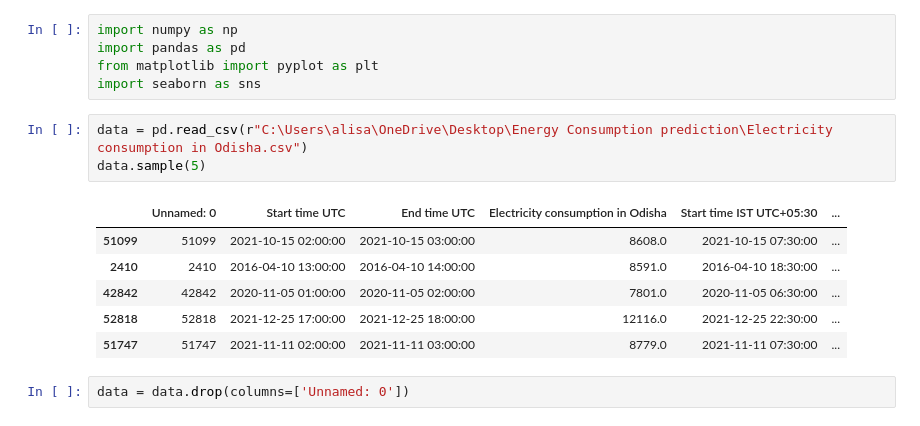
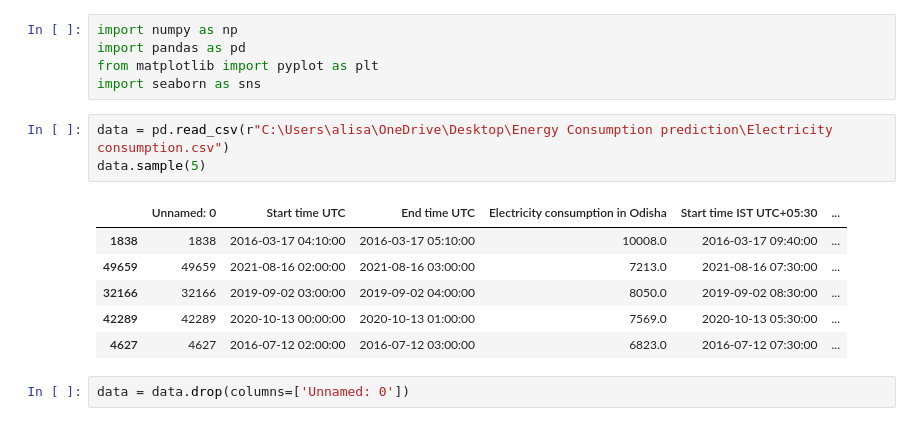
Before and after one commit to SadabAli/Energy-Consumption-prediction, a Jupyter notebook: EnergyConsumptionPrediction.ipynb, the cells around one changed output. Saved outputs shown, nothing was run; the diff lists cells and outputs as text.

```diff
--- a/EnergyConsumptionPrediction.ipynb
+++ b/EnergyConsumptionPrediction.ipynb
@@ -4,15 +4,15 @@ import pandas as pd
 from matplotlib import pyplot as plt
 import seaborn as sns
 # %%
-data = pd.read_csv(r"C:\Users\alisa\OneDrive\Desktop\Energy Consumption prediction\Electricity consumption in Odisha.csv")
+data = pd.read_csv(r"C:\Users\alisa\OneDrive\Desktop\Energy Consumption prediction\Electricity consumption.csv")
 data.sample(5)
 # %% [output]
 |  | Unnamed: 0 | Start time UTC | End time UTC | Electricity consumption in Odisha | Start time IST UTC+05:30 | ... |
-| 51099 | 51099 | 2021-10-15 02:00:00 | 2021-10-15 03:00:00 | 8608.0 | 2021-10-15 07:30:00 | ... |
-| 2410 | 2410 | 2016-04-10 13:00:00 | 2016-04-10 14:00:00 | 8591.0 | 2016-04-10 18:30:00 | ... |
-| 42842 | 42842 | 2020-11-05 01:00:00 | 2020-11-05 02:00:00 | 7801.0 | 2020-11-05 06:30:00 | ... |
-| 52818 | 52818 | 2021-12-25 17:00:00 | 2021-12-25 18:00:00 | 12116.0 | 2021-12-25 22:30:00 | ... |
-| 51747 | 51747 | 2021-11-11 02:00:00 | 2021-11-11 03:00:00 | 8779.0 | 2021-11-11 07:30:00 | ... |
+| 1838 | 1838 | 2016-03-17 04:10:00 | 2016-03-17 05:10:00 | 10008.0 | 2016-03-17 09:40:00 | ... |
+| 49659 | 49659 | 2021-08-16 02:00:00 | 2021-08-16 03:00:00 | 7213.0 | 2021-08-16 07:30:00 | ... |
+| 32166 | 32166 | 2019-09-02 03:00:00 | 2019-09-02 04:00:00 | 8050.0 | 2019-09-02 08:30:00 | ... |
+| 42289 | 42289 | 2020-10-13 00:00:00 | 2020-10-13 01:00:00 | 7569.0 | 2020-10-13 05:30:00 | ... |
+| 4627 | 4627 | 2016-07-12 02:00:00 | 2016-07-12 03:00:00 | 6823.0 | 2016-07-12 07:30:00 | ... |
 # %%
 data = data.drop(columns=['Unnamed: 0'])
 # %%
```
Also changed, not shown: parts of 21 cells of this notebook, 1 other file.
